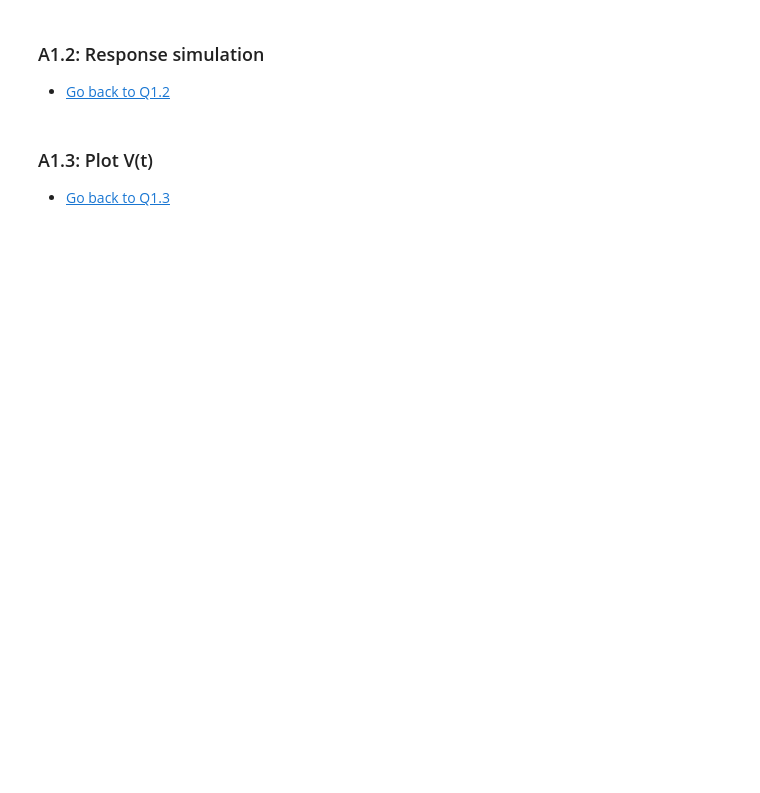
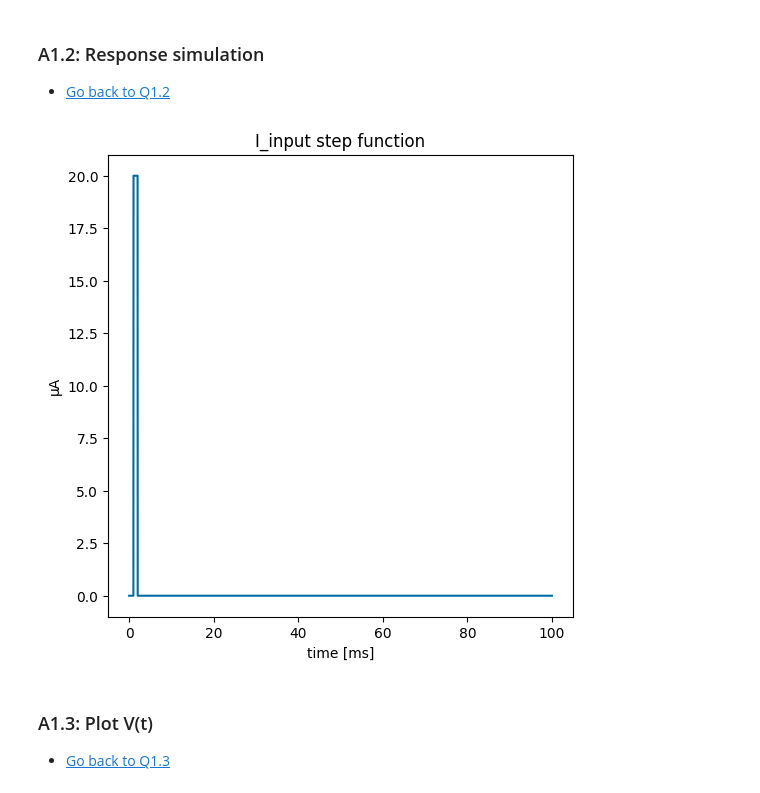
Before and after one commit to RobbeDeMuynck/CN_practicals, a Jupyter notebook: Module 1/Module1_Ex1_XX.ipynb, the cells around one changed output. Saved outputs shown, nothing was run; the diff lists cells and outputs as text; code cells hidden in the pictures; blank space fills up the shorter version.

```diff
--- a/Module 1/Module1_Ex1_XX.ipynb
+++ b/Module 1/Module1_Ex1_XX.ipynb
@@ -366,3 +392,23 @@ Your answer here
+# %%
+# A1.2a Set up and plot your input current
+
+######################################
+##   A1.2a solutions input current   ##
+######################################
+T = 100 # ms
+dt = 0.01 #update time
+T_n = np.ceil(T/dt)  # [ms]
+t = np.arange(0,T_n)*dt
+I_input = 20 * np.where((t>1)*(t<2),1,0) # µA
+
+fig, ax = plt.subplots(1,1, figsize=(6,6))
+ax.plot(t, I_input)
+ax.set_title('I_input step function')
+ax.set_xlabel('time [ms]')
+ax.set_ylabel('µA')
+plt.show()
+# %% [output]
+[figure, added]
 # %%
 # A1.2b Insert the input current into your HH_model function
 
```
Also changed, not shown: parts of 14 cells of this notebook.
